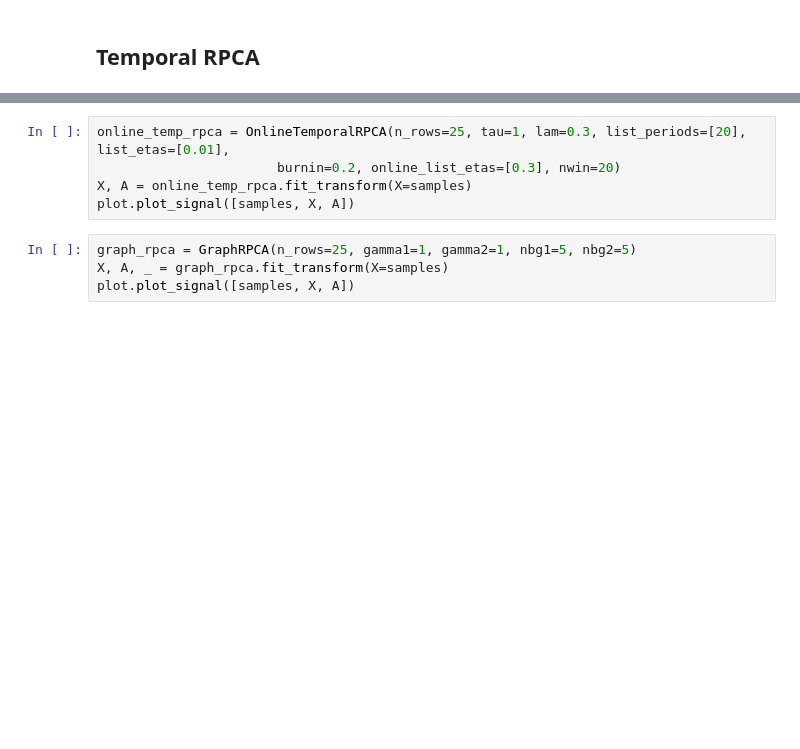
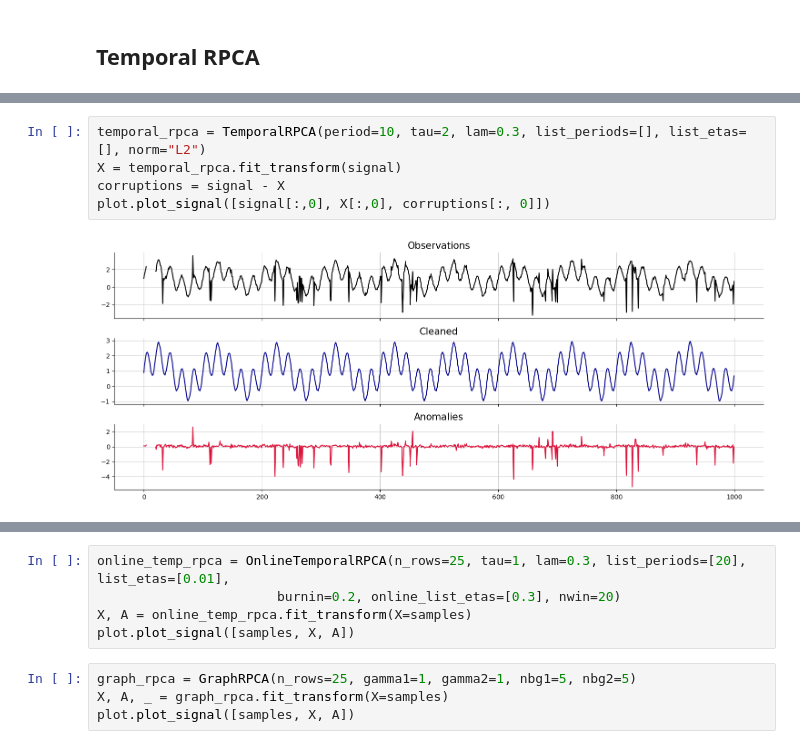
Before and after one commit to scikit-learn-contrib/qolmat, a Jupyter notebook: examples/1_timeSeries.ipynb, the cells around one changed output, grey strips where cells are left out. Cells and saved outputs as stored; diff of their text form; blank space fills up the shorter version.

```diff
--- a/examples/1_timeSeries.ipynb
+++ b/examples/1_timeSeries.ipynb
@@ -86,3 +93,10 @@ plot.plot_signal([signal[:,0], X[:,0], corruptions[:, 0]])
+# %%
+temporal_rpca = TemporalRPCA(period=10, tau=2, lam=0.3, list_periods=[], list_etas=[], norm="L2")
+X = temporal_rpca.fit_transform(signal)
+corruptions = signal - X
+plot.plot_signal([signal[:,0], X[:,0], corruptions[:, 0]])
+# %% [output]
+[figure, added]
 # %%
 online_temp_rpca = OnlineTemporalRPCA(period=10, tau=1, lam=0.3, list_periods=[10], list_etas=[0.01],
                        burnin=0.2, online_list_etas=[.3])
```
Also changed, not shown: parts of 5 cells of this notebook, 2 other files.
